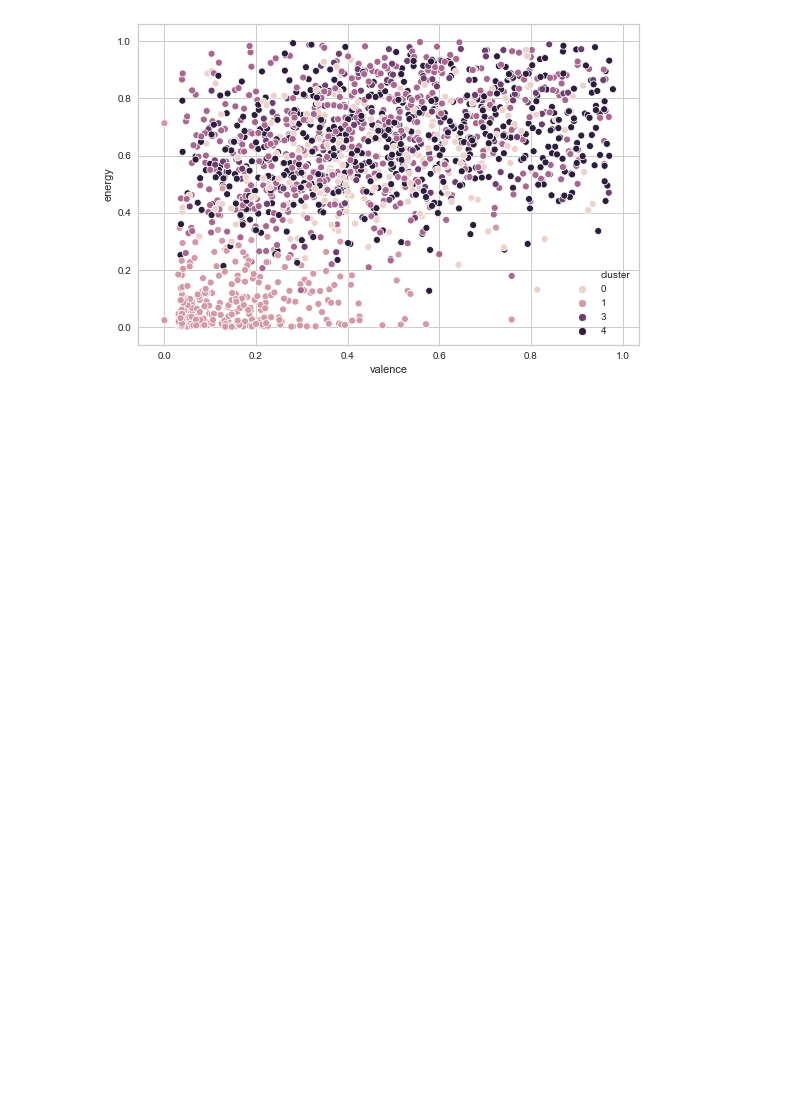
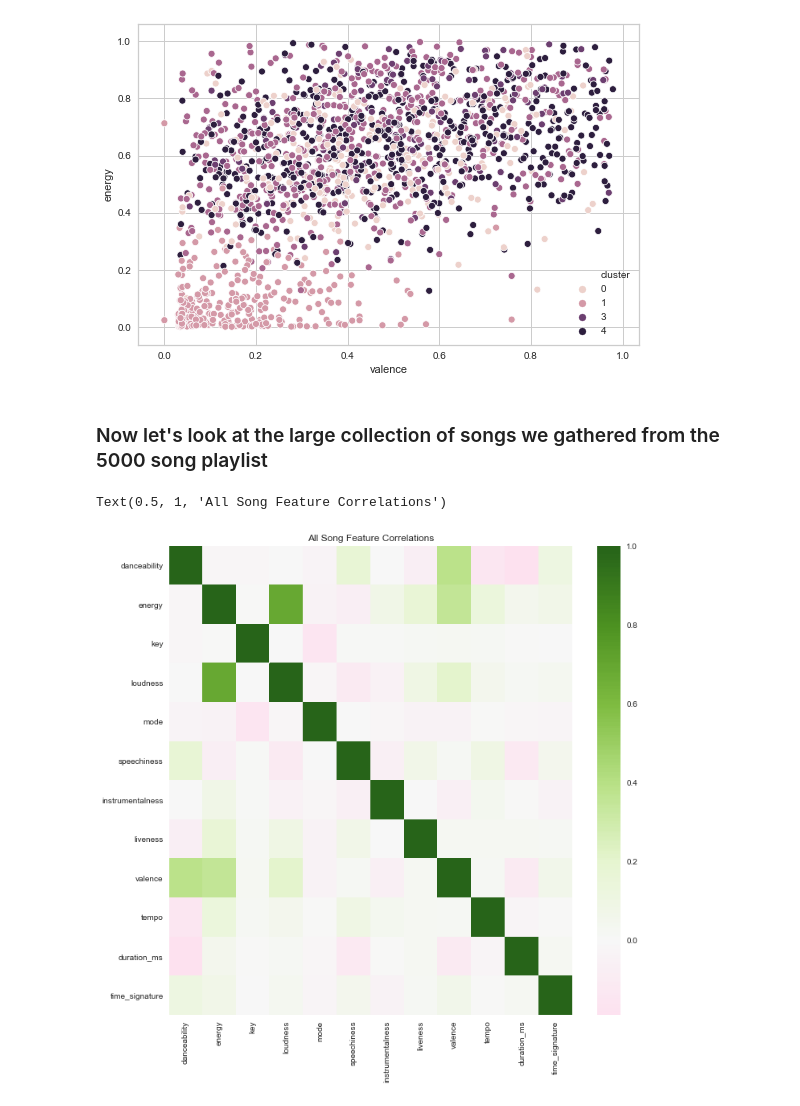
Before and after one commit to candrasc/Spotify_Artist_Recommender, a Jupyter notebook: Spotify Data Exploration.ipynb, the cells around one changed output. Cells and saved outputs as stored; diff of their text form; code cells hidden in the pictures; blank space fills up the shorter version.

```diff
--- a/Spotify Data Exploration.ipynb
+++ b/Spotify Data Exploration.ipynb
@@ -286,3 +246,12 @@ sns.scatterplot(x='valence',y = 'energy',hue='cluster', data = df)
 # %% [output]
 <matplotlib.axes._subplots.AxesSubplot at 0x...>
 [figure]
+# %% [markdown]
+### Now let's look at the large collection of songs we gathered from the 5000 song playlist
+# %%
+fig = plt.figure(figsize = (10,10))
+sns.heatmap(all_songs.corr(),cmap = 'PiYG', center = 0)
+plt.title('All Song Feature Correlations')
+# %% [output]
+Text(0.5, 1, 'All Song Feature Correlations')
+[figure, added]
```
Also changed, not shown: parts of 7 cells of this notebook.
